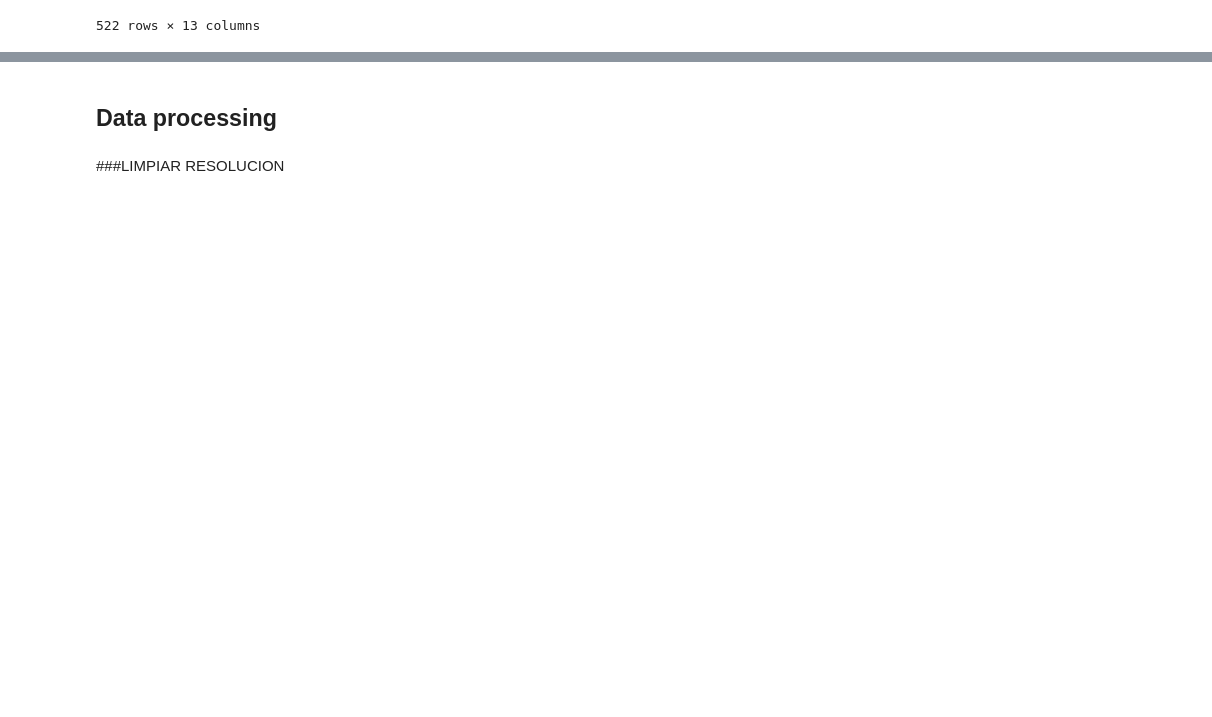
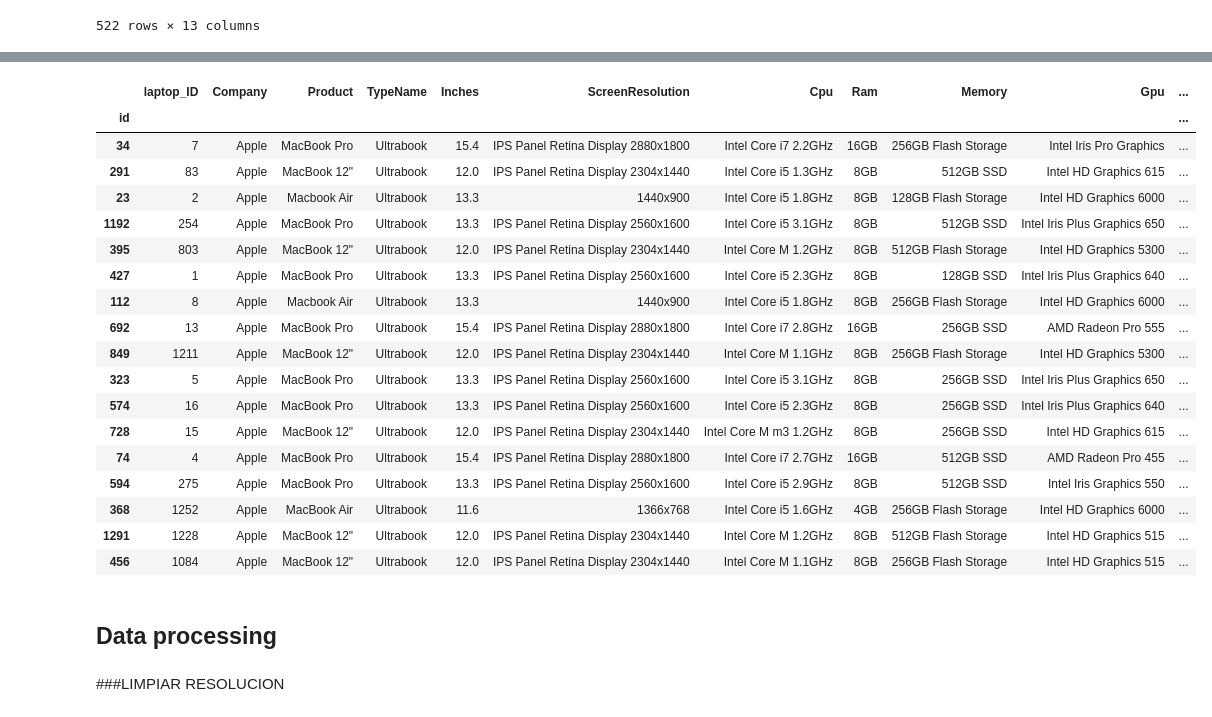
Before and after one commit to RaulSoler/Kaggle_Desafio, a Jupyter notebook: Regresion_Portatiles/Regresion.ipynb, the cells around one changed output, grey strips where cells are left out. Drawn from its saved outputs; the diff is of its cells as text; code cells hidden in the pictures; blank space fills up the shorter version.

```diff
--- a/Regresion_Portatiles/Regresion.ipynb
+++ b/Regresion_Portatiles/Regresion.ipynb
@@ -196,3 +175,25 @@ train.head(20)
+# %%
+train.loc[train.Company == "Apple"]
+# %% [output]
+|  | laptop_ID | Company | Product | TypeName | Inches | ScreenResolution | Cpu | Ram | Memory | Gpu | ... |
+| id |  |  |  |  |  |  |  |  |  |  | ... |
+| 34 | 7 | Apple | MacBook Pro | Ultrabook | 15.4 | IPS Panel Retina Display 2880x1800 | Intel Core i7 2.2GHz | 16GB | 256GB Flash Storage | Intel Iris Pro Graphics | ... |
+| 291 | 83 | Apple | MacBook 12" | Ultrabook | 12.0 | IPS Panel Retina Display 2304x1440 | Intel Core i5 1.3GHz | 8GB | 512GB SSD | Intel HD Graphics 615 | ... |
+| 23 | 2 | Apple | Macbook Air | Ultrabook | 13.3 | 1440x900 | Intel Core i5 1.8GHz | 8GB | 128GB Flash Storage | Intel HD Graphics 6000 | ... |
+| 1192 | 254 | Apple | MacBook Pro | Ultrabook | 13.3 | IPS Panel Retina Display 2560x1600 | Intel Core i5 3.1GHz | 8GB | 512GB SSD | Intel Iris Plus Graphics 650 | ... |
+| 395 | 803 | Apple | MacBook 12" | Ultrabook | 12.0 | IPS Panel Retina Display 2304x1440 | Intel Core M 1.2GHz | 8GB | 512GB Flash Storage | Intel HD Graphics 5300 | ... |
+| 427 | 1 | Apple | MacBook Pro | Ultrabook | 13.3 | IPS Panel Retina Display 2560x1600 | Intel Core i5 2.3GHz | 8GB | 128GB SSD | Intel Iris Plus Graphics 640 | ... |
+| 112 | 8 | Apple | Macbook Air | Ultrabook | 13.3 | 1440x900 | Intel Core i5 1.8GHz | 8GB | 256GB Flash Storage | Intel HD Graphics 6000 | ... |
+| 692 | 13 | Apple | MacBook Pro | Ultrabook | 15.4 | IPS Panel Retina Display 2880x1800 | Intel Core i7 2.8GHz | 16GB | 256GB SSD | AMD Radeon Pro 555 | ... |
+| 849 | 1211 | Apple | MacBook 12" | Ultrabook | 12.0 | IPS Panel Retina Display 2304x1440 | Intel Core M 1.1GHz | 8GB | 256GB Flash Storage | Intel HD Graphics 5300 | ... |
+| 323 | 5 | Apple | MacBook Pro | Ultrabook | 13.3 | IPS Panel Retina Display 2560x1600 | Intel Core i5 3.1GHz | 8GB | 256GB SSD | Intel Iris Plus Graphics 650 | ... |
+| 574 | 16 | Apple | MacBook Pro | Ultrabook | 13.3 | IPS Panel Retina Display 2560x1600 | Intel Core i5 2.3GHz | 8GB | 256GB SSD | Intel Iris Plus Graphics 640 | ... |
+| 728 | 15 | Apple | MacBook 12" | Ultrabook | 12.0 | IPS Panel Retina Display 2304x1440 | Intel Core M m3 1.2GHz | 8GB | 256GB SSD | Intel HD Graphics 615 | ... |
+| 74 | 4 | Apple | MacBook Pro | Ultrabook | 15.4 | IPS Panel Retina Display 2880x1800 | Intel Core i7 2.7GHz | 16GB | 512GB SSD | AMD Radeon Pro 455 | ... |
+| 594 | 275 | Apple | MacBook Pro | Ultrabook | 13.3 | IPS Panel Retina Display 2560x1600 | Intel Core i5 2.9GHz | 8GB | 512GB SSD | Intel Iris Graphics 550 | ... |
+| 368 | 1252 | Apple | MacBook Air | Ultrabook | 11.6 | 1366x768 | Intel Core i5 1.6GHz | 4GB | 256GB Flash Storage | Intel HD Graphics 6000 | ... |
+| 1291 | 1228 | Apple | MacBook 12" | Ultrabook | 12.0 | IPS Panel Retina Display 2304x1440 | Intel Core M 1.2GHz | 8GB | 512GB Flash Storage | Intel HD Graphics 515 | ... |
+| 456 | 1084 | Apple | MacBook 12" | Ultrabook | 12.0 | IPS Panel Retina Display 2304x1440 | Intel Core M 1.1GHz | 8GB | 256GB Flash Storage | Intel HD Graphics 515 | ... |
 # %% [markdown]
 ## Data processing
 # %% [markdown]
```
Also changed, not shown: parts of 18 cells of this notebook, 4 other files.
